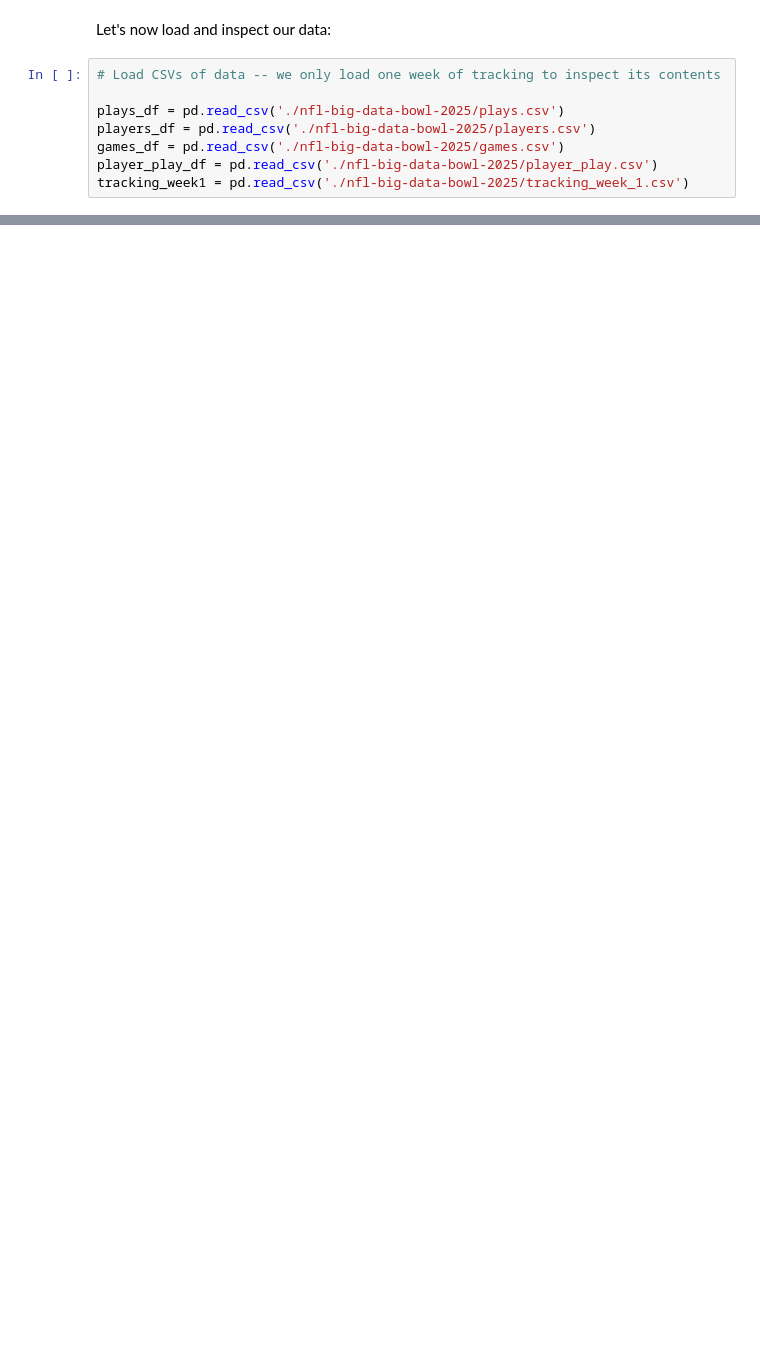
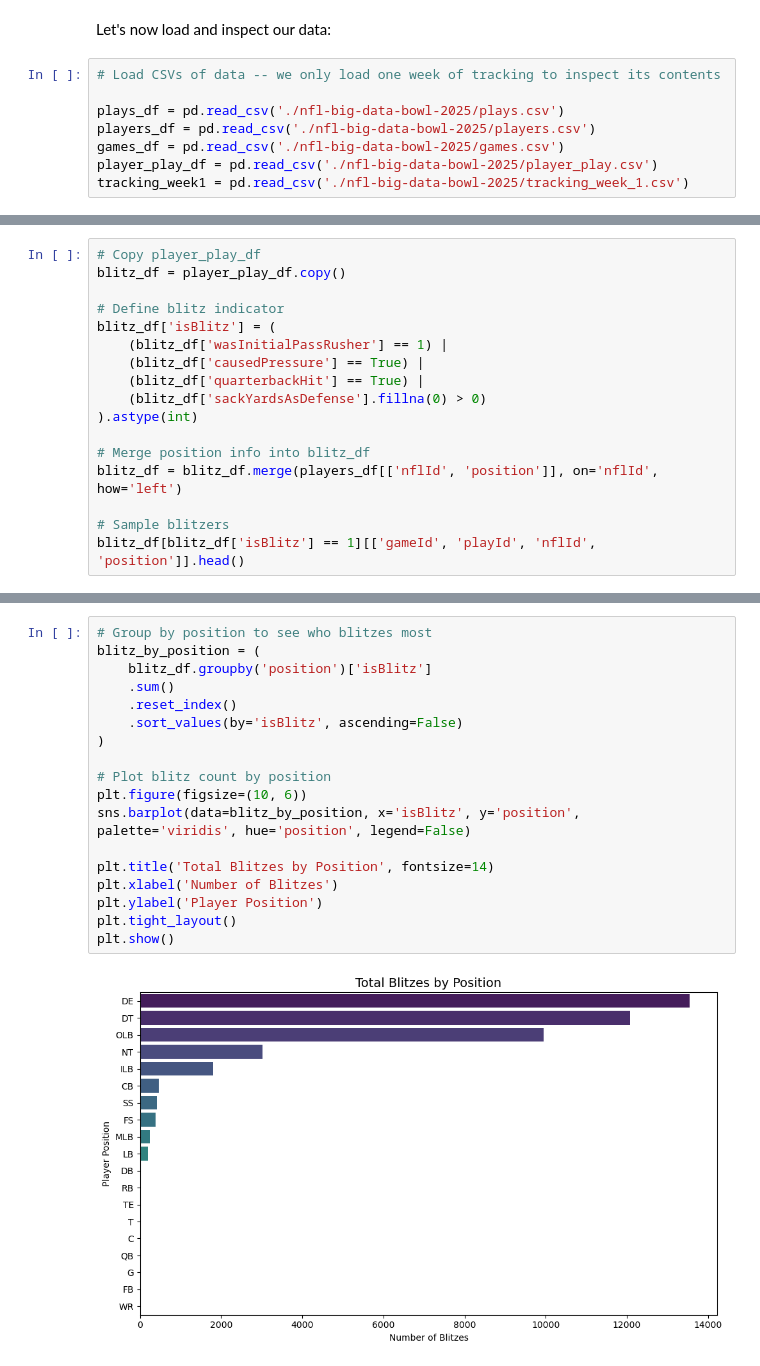
Before and after one commit to tgarity/blitzprediction, a Jupyter notebook: milestone2.ipynb, the cells around one changed output, grey strips where cells are left out. Cells and saved outputs as stored; diff of their text form; blank space fills up the shorter version.

Commit message:
Created blitz var.

```diff
--- a/milestone2.ipynb
+++ b/milestone2.ipynb
@@ -51,0 +119,17 @@ tracking_week1 = pd.read_csv('./nfl-big-data-bowl-2025/tracking_week_1.csv')
+# %%
+# Copy player_play_df
+blitz_df = player_play_df.copy()
+
+# Define blitz indicator
+blitz_df['isBlitz'] = (
+    (blitz_df['wasInitialPassRusher'] == 1) |
+    (blitz_df['causedPressure'] == True) |
+    (blitz_df['quarterbackHit'] == True) |
+    (blitz_df['sackYardsAsDefense'].fillna(0) > 0)
+).astype(int)
+
+# Merge position info into blitz_df
+blitz_df = blitz_df.merge(players_df[['nflId', 'position']], on='nflId', how='left')
+
+# Sample blitzers
+blitz_df[blitz_df['isBlitz'] == 1][['gameId', 'playId', 'nflId', 'position']].head()
@@ -51,0 +143,20 @@ tracking_week1 = pd.read_csv('./nfl-big-data-bowl-2025/tracking_week_1.csv')
+# %%
+# Group by position to see who blitzes most
+blitz_by_position = (
+    blitz_df.groupby('position')['isBlitz']
+    .sum()
+    .reset_index()
+    .sort_values(by='isBlitz', ascending=False)
+)
+
+# Plot blitz count by position
+plt.figure(figsize=(10, 6))
+sns.barplot(data=blitz_by_position, x='isBlitz', y='position', palette='viridis', hue='position', legend=False)
+
+plt.title('Total Blitzes by Position', fontsize=14)
+plt.xlabel('Number of Blitzes')
+plt.ylabel('Player Position')
+plt.tight_layout()
+plt.show()
+# %% [output]
+[figure, added]
```
Also changed, not shown: parts of 12 cells of this notebook.
